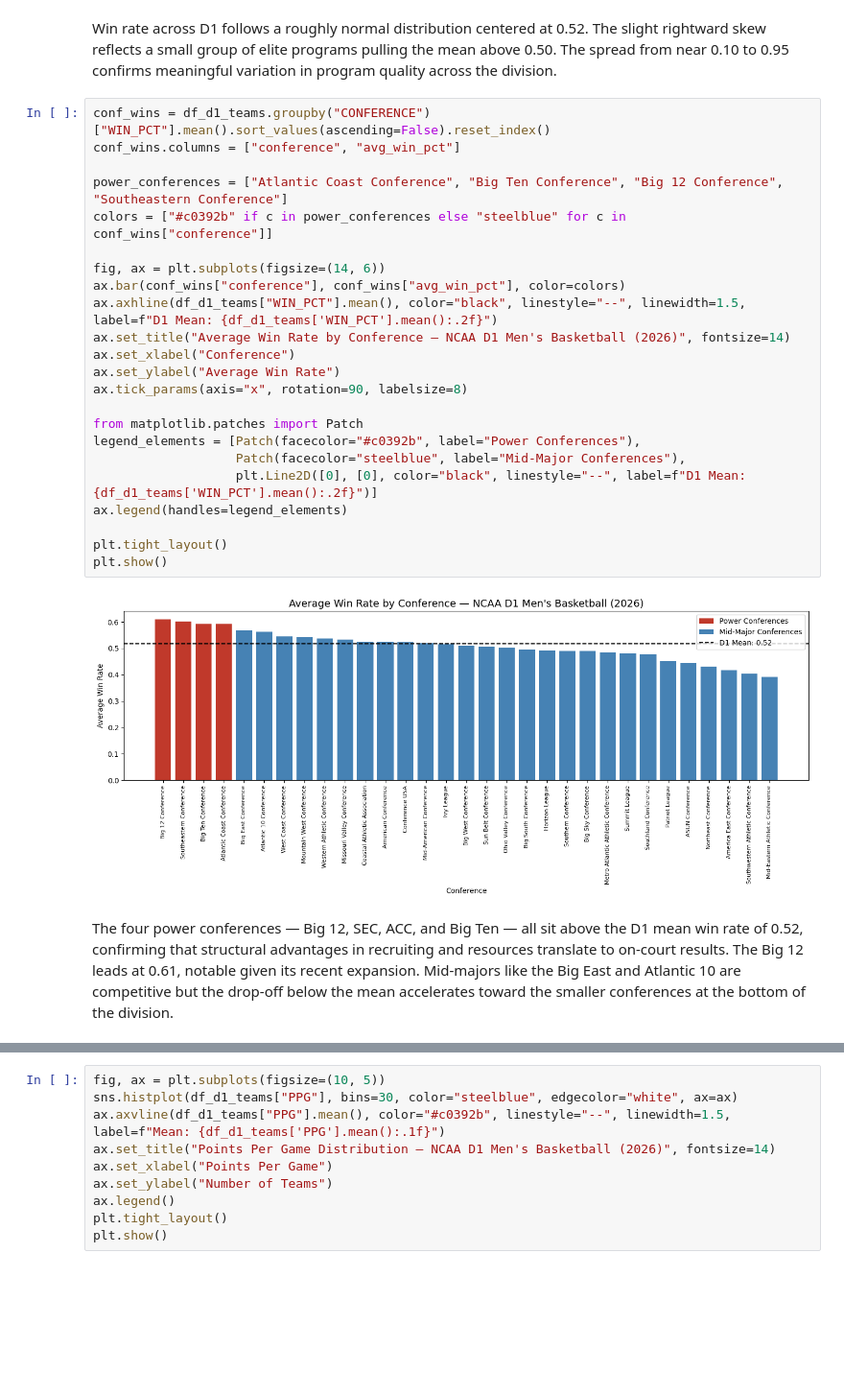
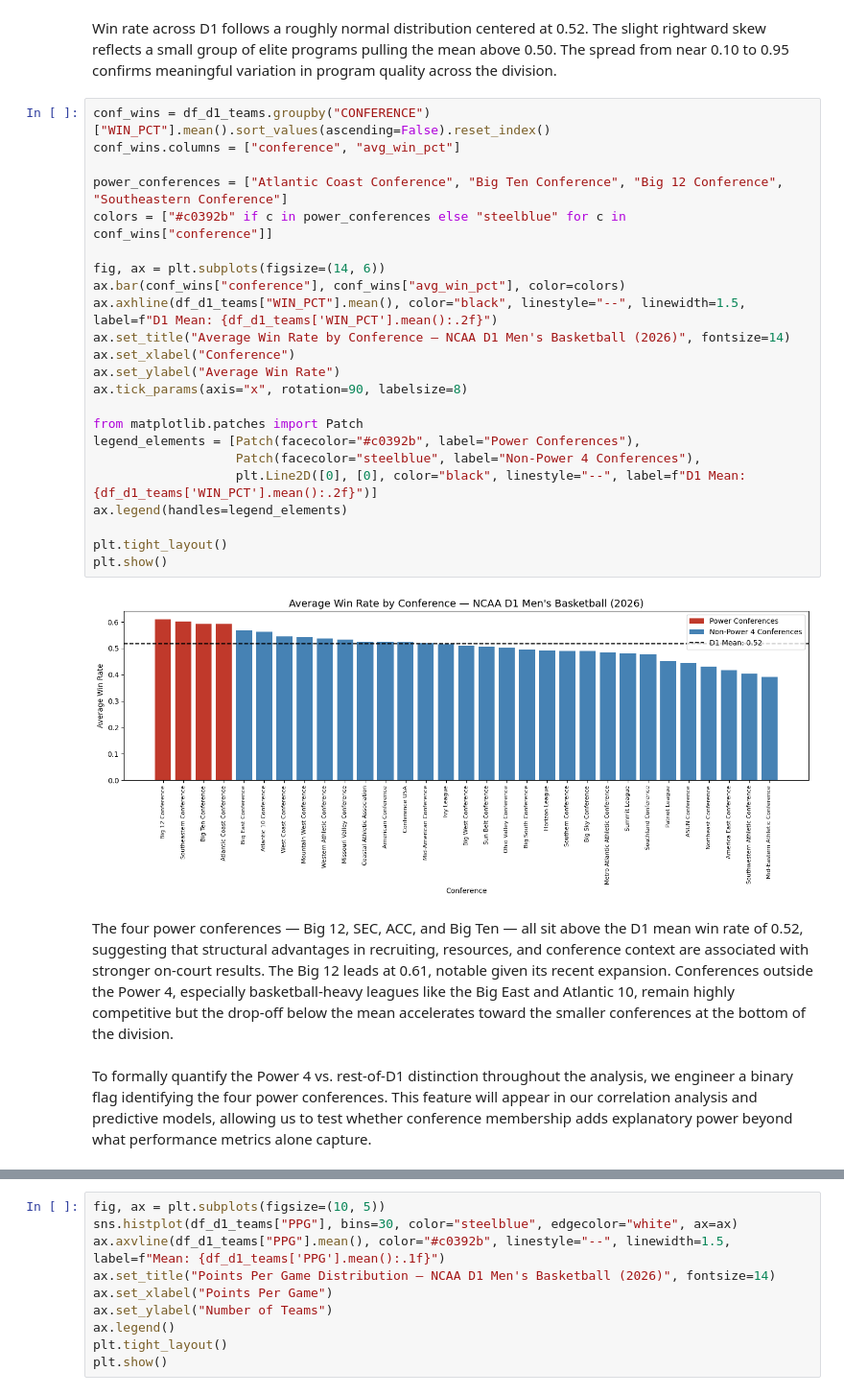
Before and after one commit to kathrynwason/ncaa-d1-basketball-analysis, a Jupyter notebook: ncaa_d1_basketball_analysis.ipynb, the cells around one changed output, grey strips where cells are left out. Shown at 96% size. Cells and saved outputs as stored; diff of their text form; blank space fills up the shorter version.

```diff
--- a/ncaa_d1_basketball_analysis.ipynb
+++ b/ncaa_d1_basketball_analysis.ipynb
@@ -358,31 +389,33 @@ across the division.
 # %%
 conf_wins = df_d1_teams.groupby("CONFERENCE")["WIN_PCT"].mean().sort_values(ascending=False).reset_index()
 conf_wins.columns = ["conference", "avg_win_pct"]
 
 power_conferences = ["Atlantic Coast Conference", "Big Ten Conference", "Big 12 Conference", "Southeastern Conference"]
 colors = ["#c0392b" if c in power_conferences else "steelblue" for c in conf_wins["conference"]]
 
 fig, ax = plt.subplots(figsize=(14, 6))
 ax.bar(conf_wins["conference"], conf_wins["avg_win_pct"], color=colors)
 ax.axhline(df_d1_teams["WIN_PCT"].mean(), color="black", linestyle="--", linewidth=1.5, label=f"D1 Mean: {df_d1_teams['WIN_PCT'].mean():.2f}")
 ax.set_title("Average Win Rate by Conference — NCAA D1 Men's Basketball (2026)", fontsize=14)
 ax.set_xlabel("Conference")
 ax.set_ylabel("Average Win Rate")
 ax.tick_params(axis="x", rotation=90, labelsize=8)
 
 from matplotlib.patches import Patch
 legend_elements = [Patch(facecolor="#c0392b", label="Power Conferences"),
-                   Patch(facecolor="steelblue", label="Mid-Major Conferences"),
+                   Patch(facecolor="steelblue", label="Non-Power 4 Conferences"),
                    plt.Line2D([0], [0], color="black", linestyle="--", label=f"D1 Mean: {df_d1_teams['WIN_PCT'].mean():.2f}")]
 ax.legend(handles=legend_elements)
 
 plt.tight_layout()
 plt.show()
 # %% [output]
-[figure, old version]
+[figure, new version]
 # %% [markdown]
 The four power conferences — Big 12, SEC, ACC, and Big Ten — all sit above the D1 mean
-win rate of 0.52, confirming that structural advantages in recruiting and resources translate
-to on-court results. The Big 12 leads at 0.61, notable given its recent expansion.
-Mid-majors like the Big East and Atlantic 10 are competitive but the drop-off below the
-mean accelerates toward the smaller conferences at the bottom of the division.
+win rate of 0.52, suggesting that structural advantages in recruiting, resources, and conference context are associated with stronger on-court results. The Big 12 leads at 0.61, notable given its recent expansion. Conferences outside the Power 4, especially basketball-heavy leagues like the Big East and Atlantic 10, remain highly competitive but the drop-off below the mean accelerates toward the smaller conferences at the bottom of the division.
+# %% [markdown]
+To formally quantify the Power 4 vs. rest-of-D1 distinction throughout the analysis, we engineer
+a binary flag identifying the four power conferences. This feature will appear in our
+correlation analysis and predictive models, allowing us to test whether conference
+membership adds explanatory power beyond what performance metrics alone capture.
```
Also changed, not shown: parts of 56 cells of this notebook.
